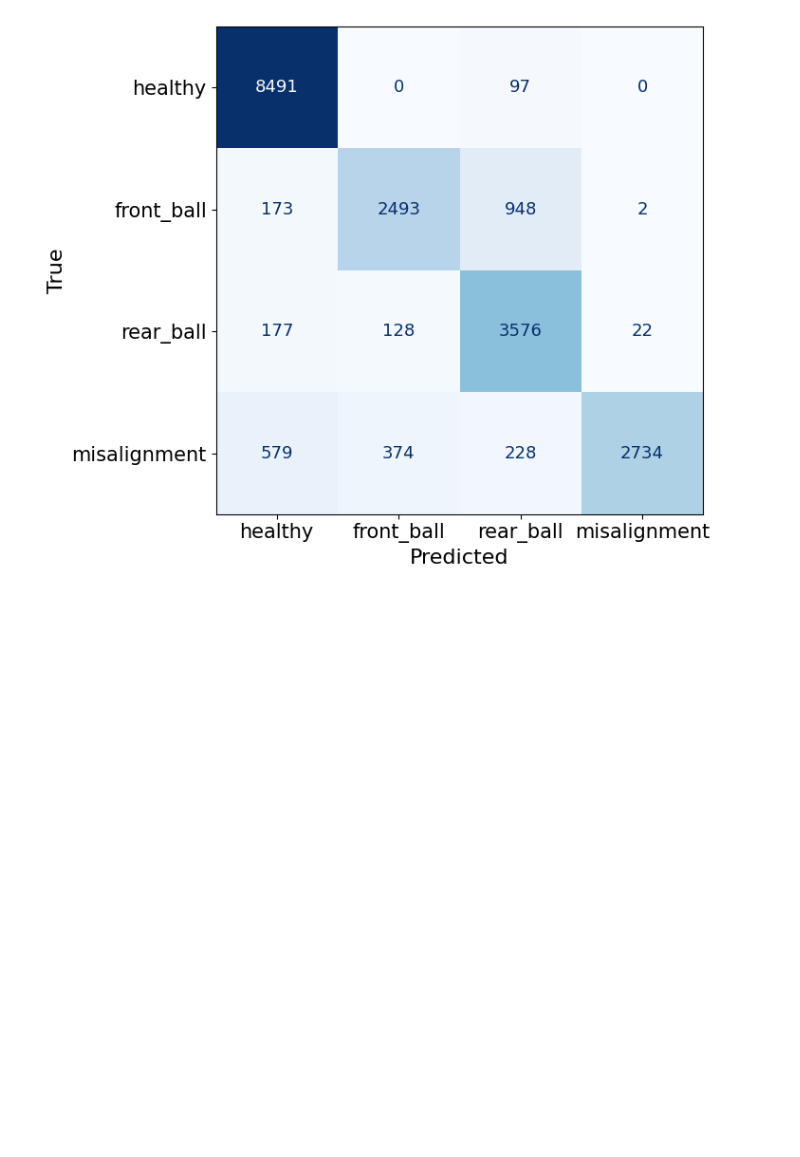
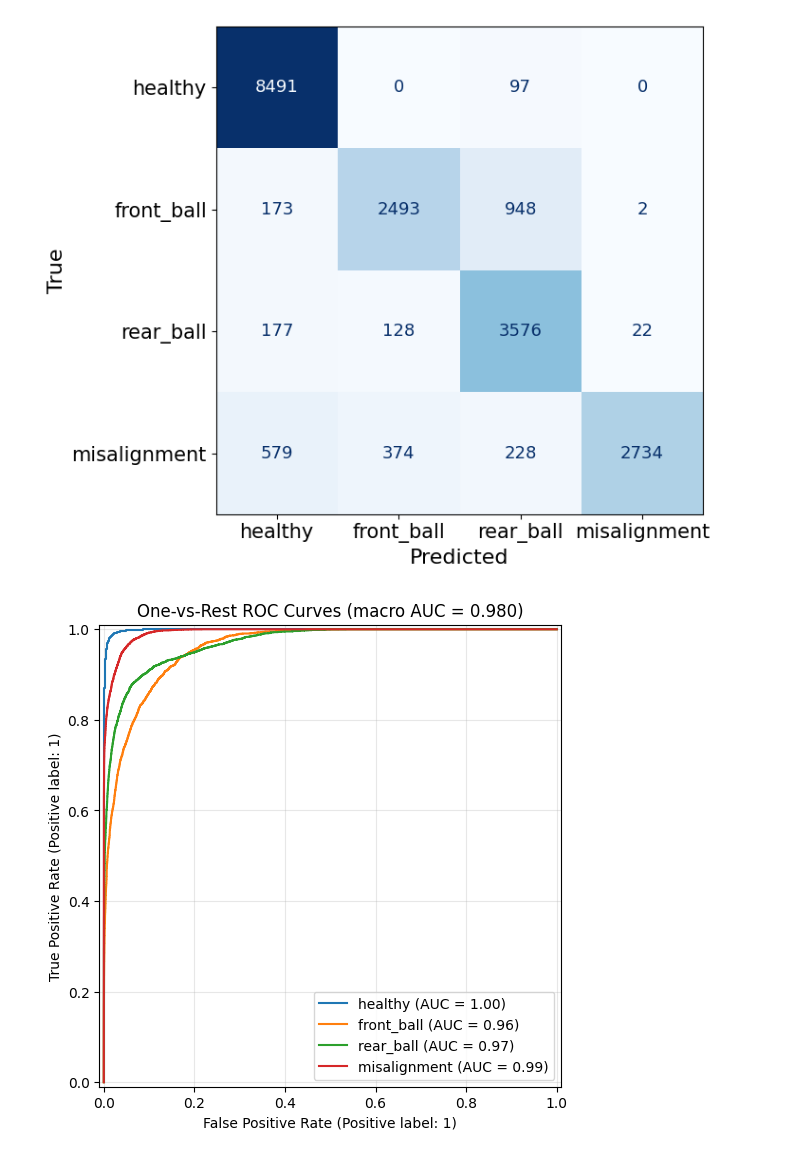
Before and after one commit to Atikas/OpenBLDCData, a Jupyter notebook: src/classification_baseline.ipynb, the cells around one changed output. Cells and saved outputs as stored; diff of their text form; code cells hidden in the pictures; blank space fills up the shorter version.

```diff
--- a/src/classification_baseline.ipynb
+++ b/src/classification_baseline.ipynb
@@ -523,3 +523,36 @@ fig.tight_layout()
 plt.show()
 # %% [output]
 [figure]
+# %%
+from sklearn.metrics import RocCurveDisplay, roc_auc_score
+from sklearn.preprocessing import label_binarize
+import matplotlib.pyplot as plt
+
+class_ids = sorted(CLASS_TO_STATE)
+class_names = [CLASS_TO_STATE[class_id] for class_id in class_ids]
+
+test_proba = final_xgb_classifier.predict_proba(X_test)
+y_test_binary = label_binarize(y_test, classes=class_ids)
+
+fig, ax = plt.subplots(figsize=(7, 6))
+
+for index, class_name in enumerate(class_names):
+    RocCurveDisplay.from_predictions(
+        y_test_binary[:, index],
+        test_proba[:, index],
+        name=class_name,
+        ax=ax,
+    )
+
+macro_auc = roc_auc_score(
+    y_test_binary,
+    test_proba,
+    multi_class="ovr",
+    average="macro",
+)
+
+ax.set_title(f"One-vs-Rest ROC Curves (macro AUC = {macro_auc:.3f})")
+ax.grid(alpha=0.3)
+plt.show()
+# %% [output]
+[figure, added]
```
